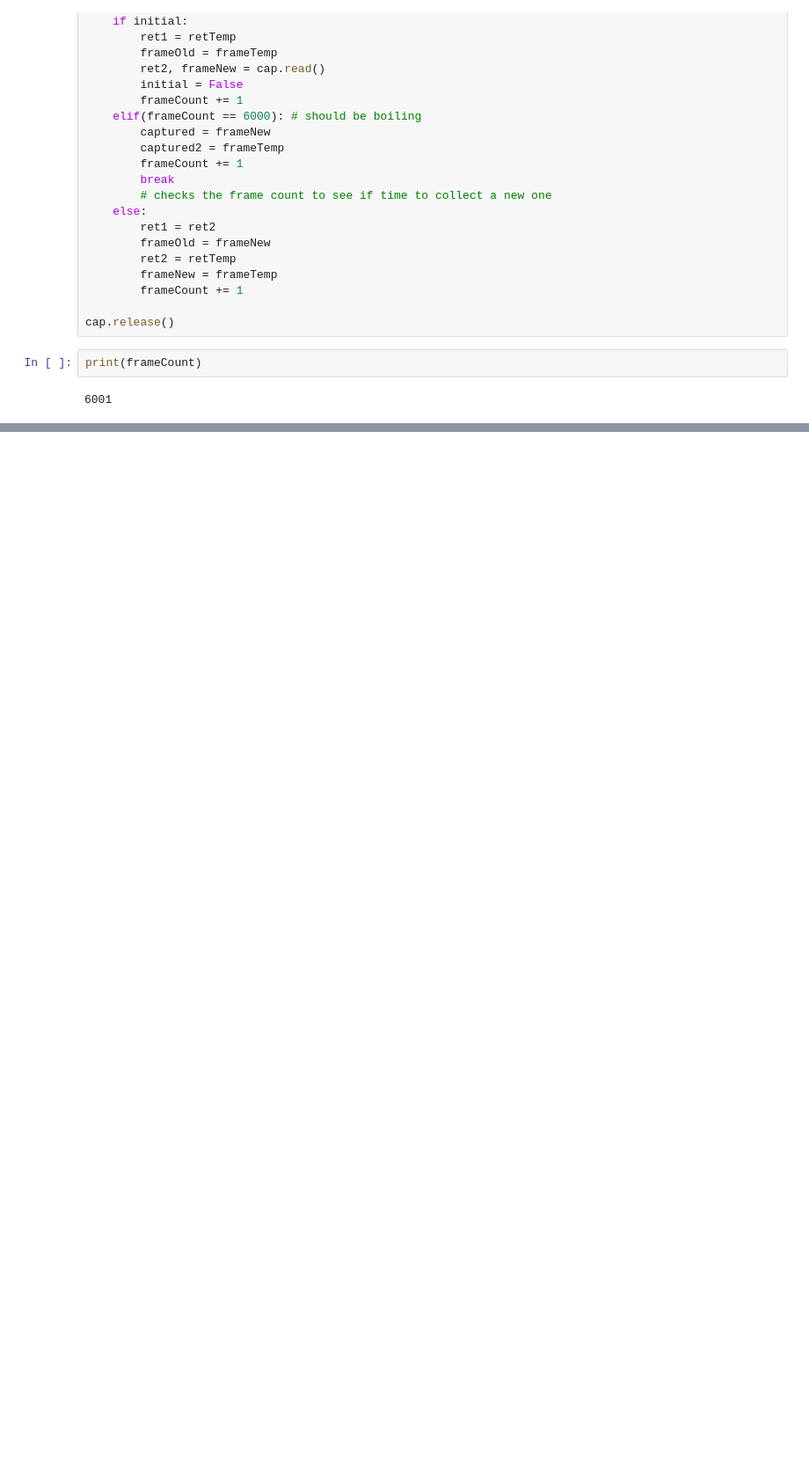
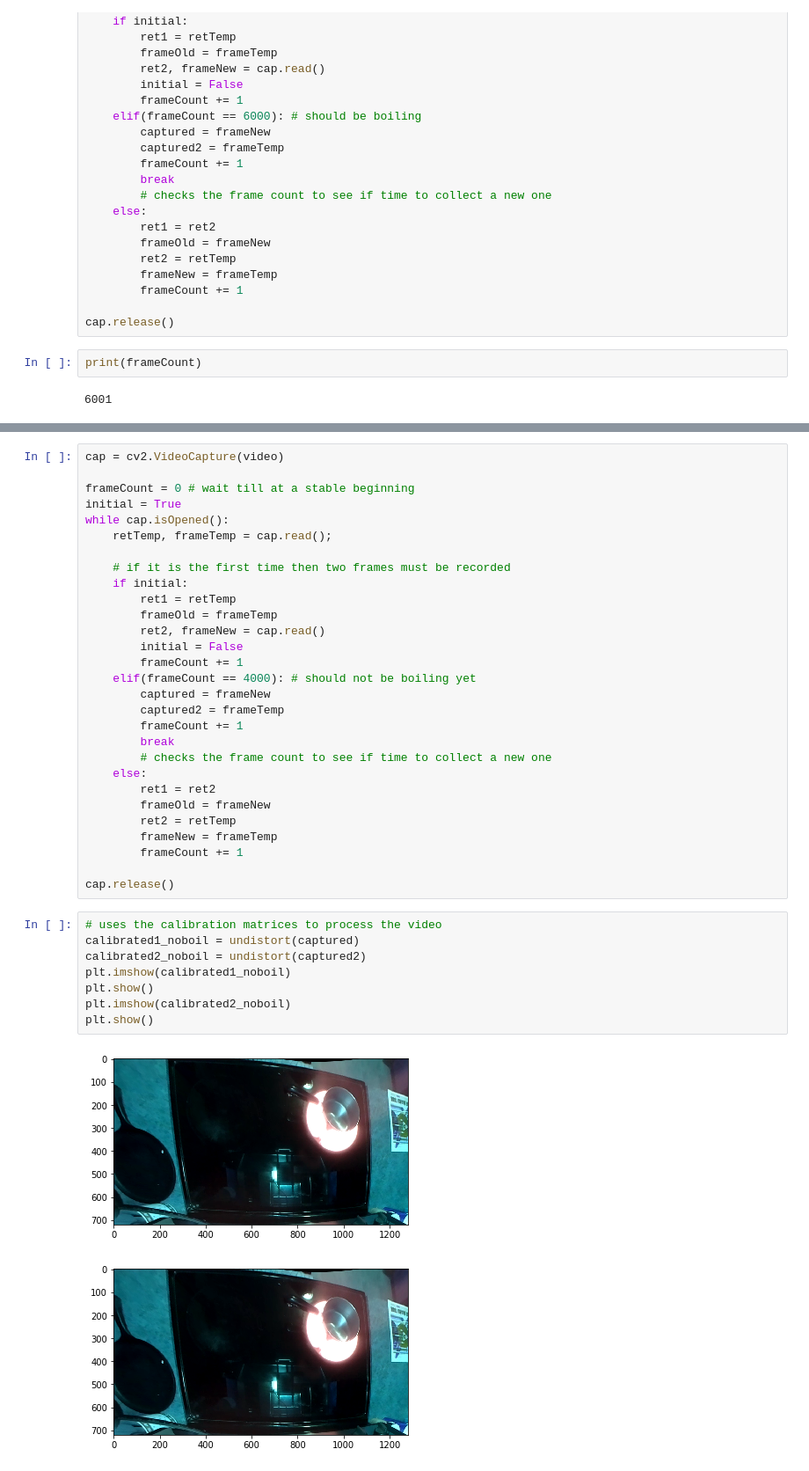
Before and after one commit to mariamedi/notebook-sharing, a Jupyter notebook: SSIM Comparison.ipynb, the cells around one changed output, grey strips where cells are left out. Shown at 88% size. Saved outputs shown, nothing was run; the diff lists cells and outputs as text; blank space fills up the shorter version.

```diff
--- a/SSIM Comparison.ipynb
+++ b/SSIM Comparison.ipynb
@@ -141,0 +196,40 @@ plt.show()
+# %%
+cap = cv2.VideoCapture(video)
+
+frameCount = 0 # wait till at a stable beginning
+initial = True
+while cap.isOpened():
+    retTemp, frameTemp = cap.read();
+
+    # if it is the first time then two frames must be recorded
+    if initial:
+        ret1 = retTemp
+        frameOld = frameTemp
+        ret2, frameNew = cap.read()
+        initial = False
+        frameCount += 1
+    elif(frameCount == 4000): # should not be boiling yet
+        captured = frameNew
+        captured2 = frameTemp
+        frameCount += 1
+        break
+        # checks the frame count to see if time to collect a new one
+    else:
+        ret1 = ret2
+        frameOld = frameNew
+        ret2 = retTemp
+        frameNew = frameTemp
+        frameCount += 1
+
+cap.release()
+# %%
+# uses the calibration matrices to process the video
+calibrated1_noboil = undistort(captured)
+calibrated2_noboil = undistort(captured2)
+plt.imshow(calibrated1_noboil)
+plt.show()
+plt.imshow(calibrated2_noboil)
+plt.show()
+# %% [output]
+[figure, added]
+[figure, added]
```
Also changed, not shown: parts of 35 cells of this notebook.
